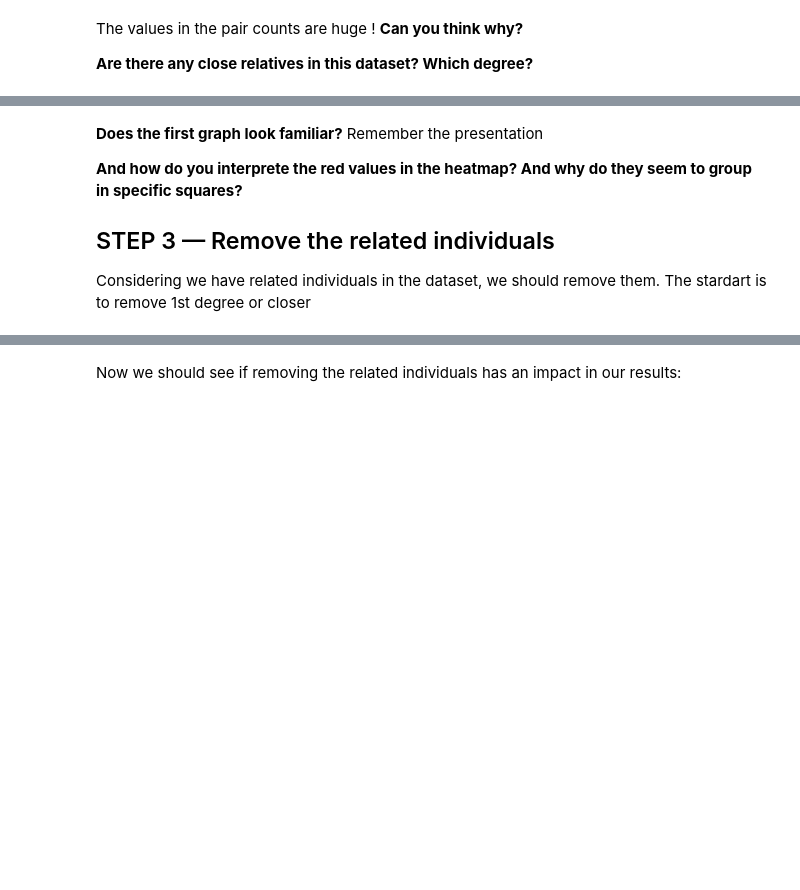
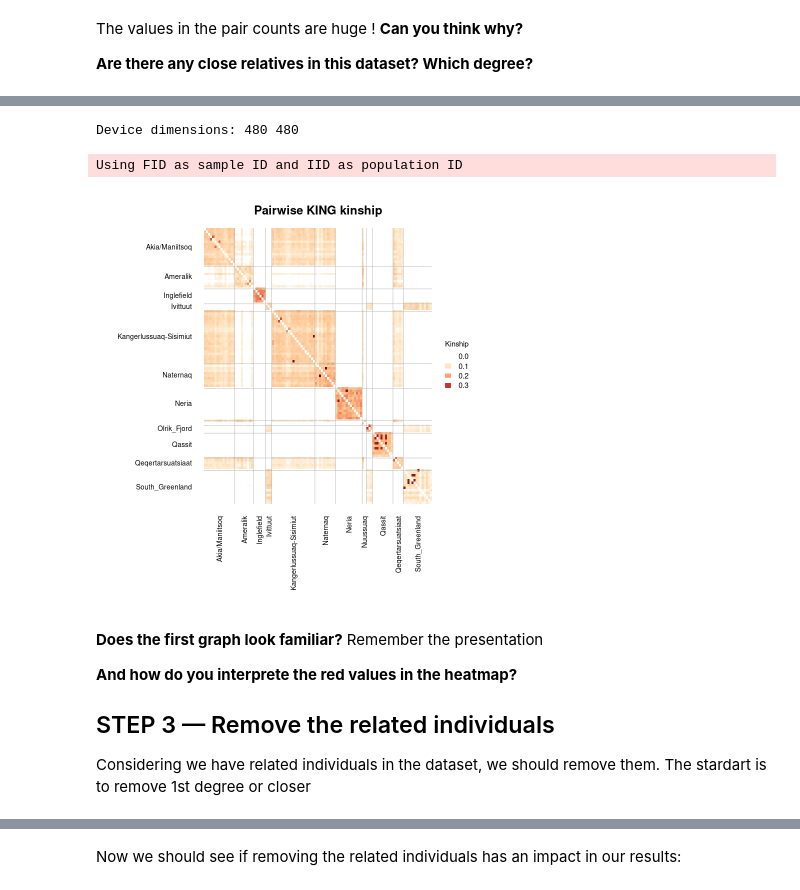
Before and after one commit to popgenDK/courses, a Jupyter notebook: kenya2026/exercises/Day4/Related&Fst.ipynb, the cells around one changed output, grey strips where cells are left out. Drawn from its saved outputs; the diff is of its cells as text; code cells hidden in the pictures; blank space fills up the shorter version.

```diff
--- a/kenya2026/exercises/Day4/Related&Fst.ipynb
+++ b/kenya2026/exercises/Day4/Related&Fst.ipynb
@@ -109,18 +247,19 @@ plot_king_ibs0(
 # %%
-output_file <- file.path(getwd(), "king_heatmap_final.png")
-cat("Output:", output_file, "\n")
-
 cat("Device dimensions:", dev.size("px"), "\n")
 
 source("/course/kenya2026/nuno/relatedness/plot_king_heatmap.R")
 
 plot_king_heatmap(
   king_file = "~/kenya2026/relatedness/Reindeer_king.kin0"
 )
+# %% [output]
+Device dimensions: 480 480
+Using FID as sample ID and IID as population ID
+[figure, added]
 # %% [markdown]
 **Does the first graph look familiar?** Remember the presentation
 
-**And how do you interprete the red values in the heatmap? And why do they seem to group in specific squares?**
+**And how do you interprete the red values in the heatmap?**
 
 
 ## STEP 3 — Remove the related individuals
```
Also changed, not shown: parts of 63 cells of this notebook.
